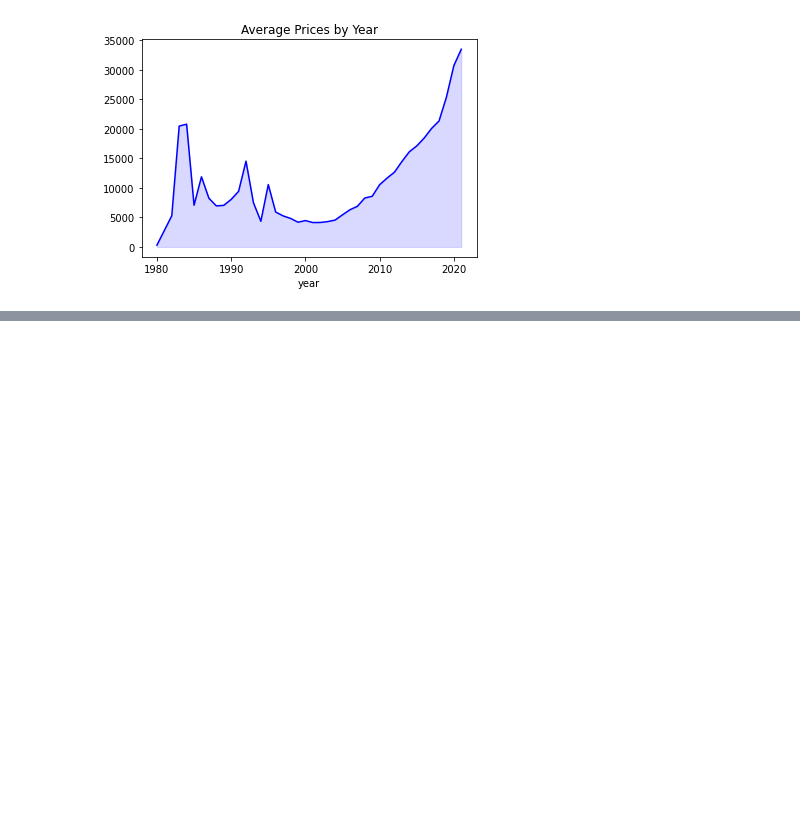
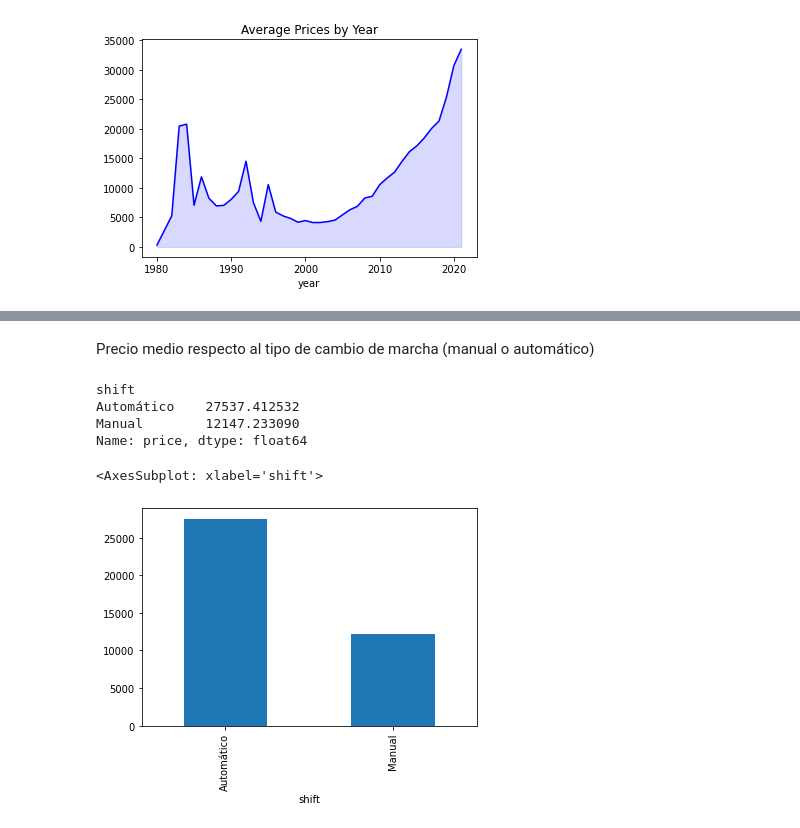
Before and after one commit to Triceratroll/car-price-prediction, a Jupyter notebook: exploratory_data_analisys.ipynb, the cells around one changed output, grey strips where cells are left out. Saved outputs shown, nothing was run; the diff lists cells and outputs as text; code cells hidden in the pictures; blank space fills up the shorter version.

```diff
--- a/exploratory_data_analisys.ipynb
+++ b/exploratory_data_analisys.ipynb
@@ -171,0 +344,16 @@ plt.fill_between(avg_price_by_year.index, avg_price_by_year, alpha=0.15, color='
+# %% [markdown]
+Precio medio respecto al tipo de cambio de marcha (manual o automático)
+# %%
+# Calculate the average price by shift
+avg_price_by_shift = cars.groupby('shift')['price'].mean()
+
+print(avg_price_by_shift)
+
+avg_price_by_shift.plot(kind="bar")
+# %% [output]
+shift
+Automático    27537.412532
+Manual        12147.233090
+Name: price, dtype: float64
+<AxesSubplot: xlabel='shift'>
+[figure, added]
```
Also changed, not shown: parts of 18 cells of this notebook.
